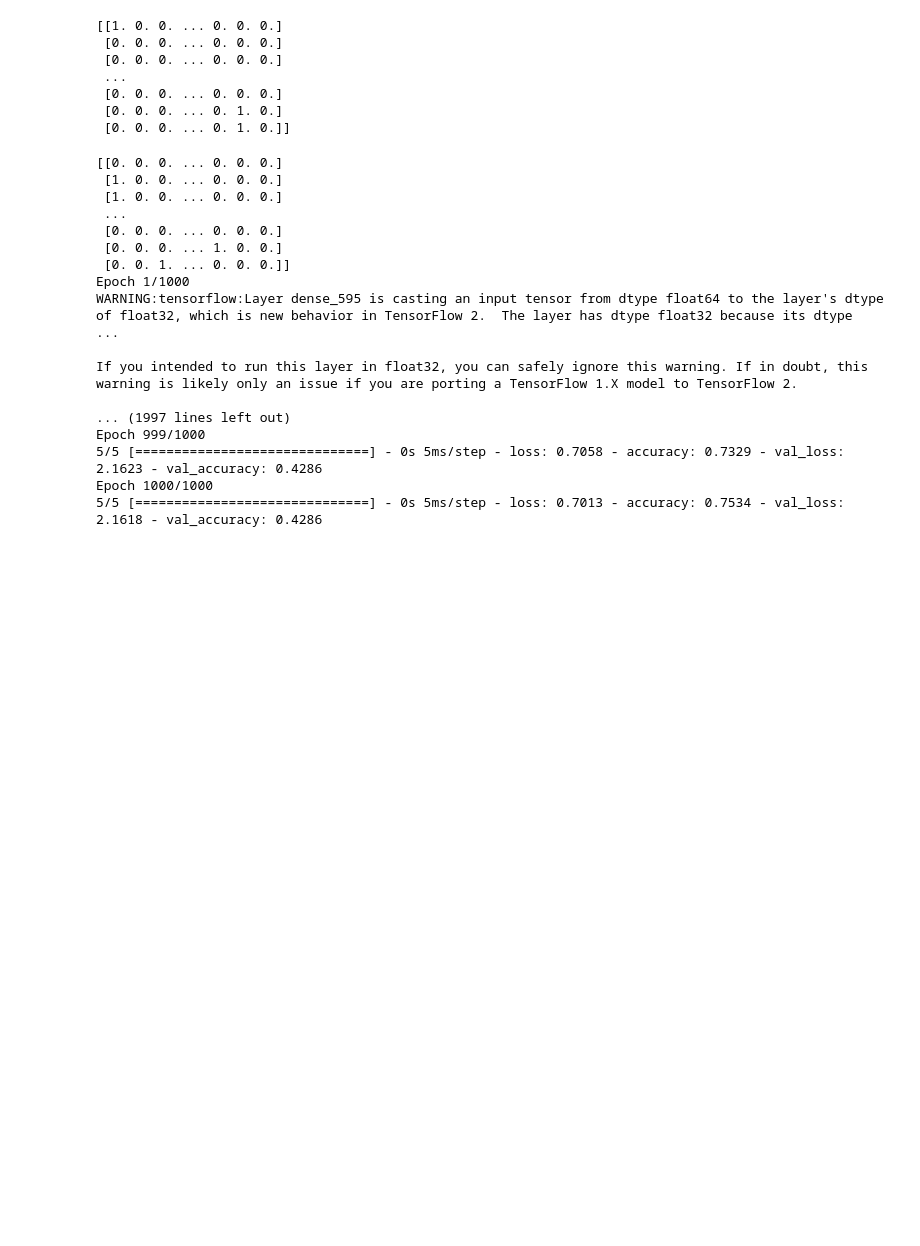
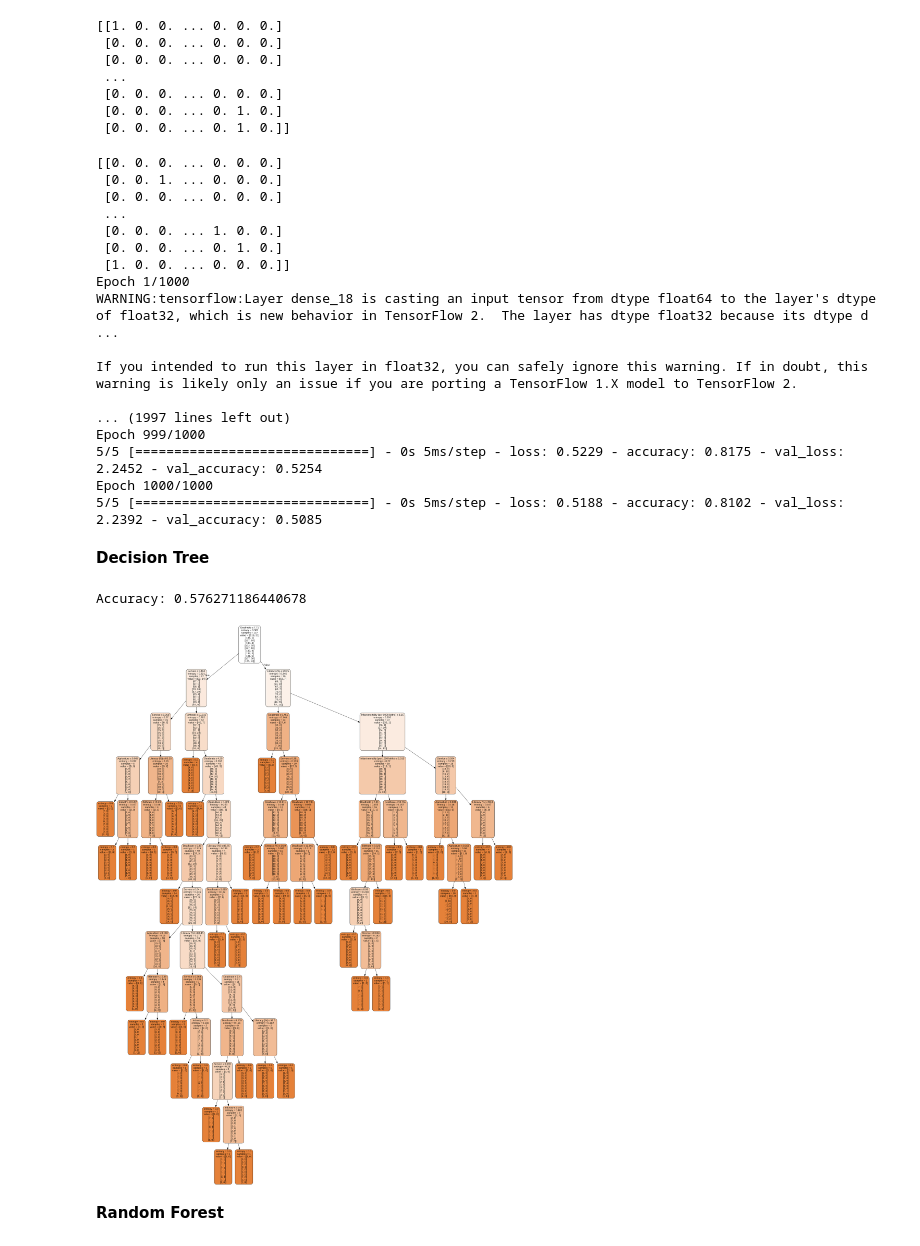
Before and after one commit to sjoerdteunisse/ML2-Workshop-project, a Jupyter notebook: Countries_of_the_world.ipynb, the cells around one changed output. Cells and saved outputs as stored; diff of their text form; code cells hidden in the pictures; blank space fills up the shorter version.

Commit message:
Add decision tree & initial forest

```diff
--- a/Countries_of_the_world.ipynb
+++ b/Countries_of_the_world.ipynb
@@ -232,11 +232,11 @@ print(y_train)
 
 model.add(Dense(7,  activation="relu"))
 
-model.add(Dense(7, activation="relu"))
-model.add(Dense(7, activation="tanh"))
+model.add(Dense(84, activation="sigmoid"))
+model.add(Dense(84, activation="relu"))
 
-model.add(Dense(7, activation="tanh"))
-model.add(Dense(7, activation="relu"))
+model.add(Dense(84, activation="sigmoid"))
+model.add(Dense(84, activation="relu"))
 
 model.add(Dense(11, activation="softmax"))
 
@@ -246,19 +246,61 @@ model.compile(optimizer='adam', loss='categorical_crossentropy', metrics=['accur
 hm = model.fit(X_train, y_train, epochs= 1000, validation_data=(X_test, y_test))
 # %% [output]
 [[0. 0. 0. ... 0. 0. 0.]
- [1. 0. 0. ... 0. 0. 0.]
- [1. 0. 0. ... 0. 0. 0.]
+ [0. 0. 1. ... 0. 0. 0.]
+ [0. 0. 0. ... 0. 0. 0.]
  ...
- [0. 0. 0. ... 0. 0. 0.]
  [0. 0. 0. ... 1. 0. 0.]
- [0. 0. 1. ... 0. 0. 0.]]
+ [0. 0. 0. ... 0. 1. 0.]
+ [1. 0. 0. ... 0. 0. 0.]]
 Epoch 1/1000
-WARNING:tensorflow:Layer dense_595 is casting an input tensor from dtype float64 to the layer's dtype of float32, which is new behavior in TensorFlow 2.  The layer has dtype float32 because its dtype  ...
+WARNING:tensorflow:Layer dense_18 is casting an input tensor from dtype float64 to the layer's dtype of float32, which is new behavior in TensorFlow 2.  The layer has dtype float32 because its dtype d ...
 
 If you intended to run this layer in float32, you can safely ignore this warning. If in doubt, this warning is likely only an issue if you are porting a TensorFlow 1.X model to TensorFlow 2.
 
 ... (1997 lines left out)
 Epoch 999/1000
-5/5 [==============================] - 0s 5ms/step - loss: 0.7058 - accuracy: 0.7329 - val_loss: 2.1623 - val_accuracy: 0.4286
+5/5 [==============================] - 0s 5ms/step - loss: 0.5229 - accuracy: 0.8175 - val_loss: 2.2452 - val_accuracy: 0.5254
 Epoch 1000/1000
-5/5 [==============================] - 0s 5ms/step - loss: 0.7013 - accuracy: 0.7534 - val_loss: 2.1618 - val_accuracy: 0.4286
+5/5 [==============================] - 0s 5ms/step - loss: 0.5188 - accuracy: 0.8102 - val_loss: 2.2392 - val_accuracy: 0.5085
+# %% [markdown]
+**Decision Tree**
+# %%
+# Load libraries
+from sklearn.tree import DecisionTreeClassifier # Import Decision Tree Classifier
+from sklearn import metrics #Import scikit-learn metrics module for accuracy calculation
+
+#X = features
+X = ["Infant mortality (per 1000 births)", "Birthrate", "Deathrate", "Agriculture", "Service", "Industry", "Literacy (%)"]
+y = prediction_feature
+X_train, X_test, y_train, y_test = train_test_split(raw_data[features], dummy_y, test_size=0.3, random_state=41) # 70% training and 30% test
+
+# Create Decision Tree classifer object
+clf = DecisionTreeClassifier(criterion="entropy", max_depth=12)
+
+# Train Decision Tree Classifer
+clf = clf.fit(X_train,y_train)
+
+#Predict the response for test dataset
+y_pred = clf.predict(X_test)
+
+# Model Accuracy, how often is the classifier correct?
+print("Accuracy:",metrics.accuracy_score(y_test, y_pred))
+# %% [output]
+Accuracy: 0.576271186440678
+# %%
+from sklearn.tree import export_graphviz
+from sklearn.externals.six import StringIO
+from IPython.display import Image
+import pydotplus
+
+dot_data = StringIO()
+export_graphviz(clf, out_file=dot_data,
+                filled=True, rounded=True,
+                special_characters=True,feature_names = features,class_names=['0','1'])
+graph = pydotplus.graph_from_dot_data(dot_data.getvalue())
+graph.write_png('diabetes.png')
+Image(graph.create_png())
+# %% [output]
+[figure, added]
+# %% [markdown]
+**Random Forest**
```
Also changed, not shown: parts of 6 cells of this notebook.
